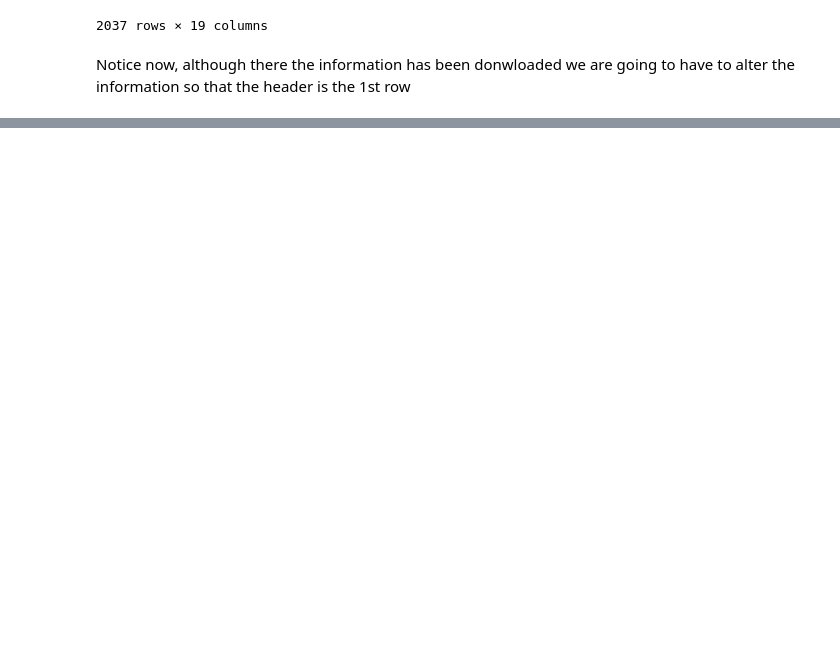
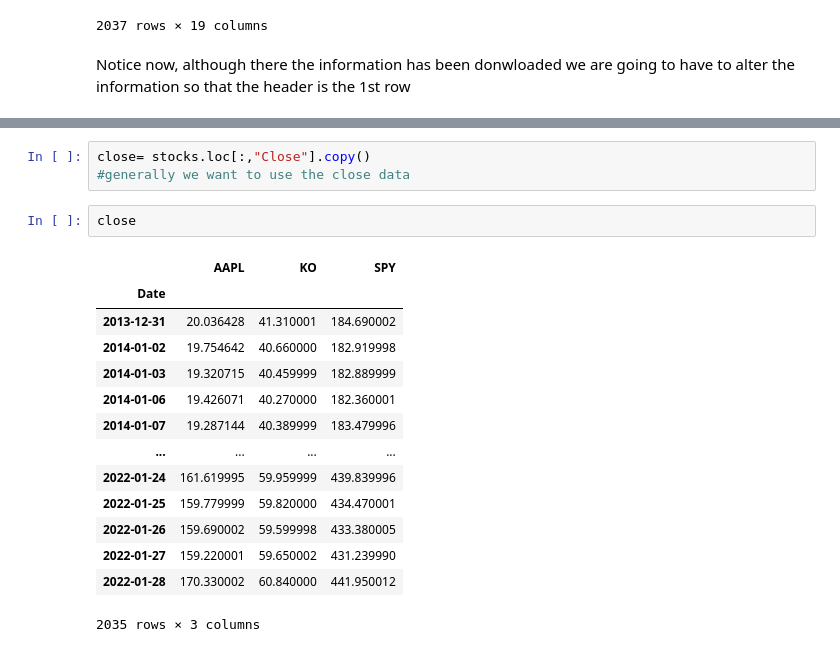
Before and after one commit to Janadhi14/Algo-trading, a Jupyter notebook: Introduction.ipynb, the cells around one changed output, grey strips where cells are left out. Drawn from its saved outputs; the diff is of its cells as text; blank space fills up the shorter version.

```diff
--- a/Introduction.ipynb
+++ b/Introduction.ipynb
@@ -182,0 +289,20 @@ stocks
+# %%
+close= stocks.loc[:,"Close"].copy()
+#generally we want to use the close data
+# %%
+close
+# %% [output]
+|  | AAPL | KO | SPY |
+| Date |  |  |  |
+| 2013-12-31 | 20.036428 | 41.310001 | 184.690002 |
+| 2014-01-02 | 19.754642 | 40.660000 | 182.919998 |
+| 2014-01-03 | 19.320715 | 40.459999 | 182.889999 |
+| 2014-01-06 | 19.426071 | 40.270000 | 182.360001 |
+| 2014-01-07 | 19.287144 | 40.389999 | 183.479996 |
+| ... | ... | ... | ... |
+| 2022-01-24 | 161.619995 | 59.959999 | 439.839996 |
+| 2022-01-25 | 159.779999 | 59.820000 | 434.470001 |
+| 2022-01-26 | 159.690002 | 59.599998 | 433.380005 |
+| 2022-01-27 | 159.220001 | 59.650002 | 431.239990 |
+| 2022-01-28 | 170.330002 | 60.840000 | 441.950012 |
+2035 rows × 3 columns
```
Also changed, not shown: parts of 16 cells of this notebook, 3 other files.
